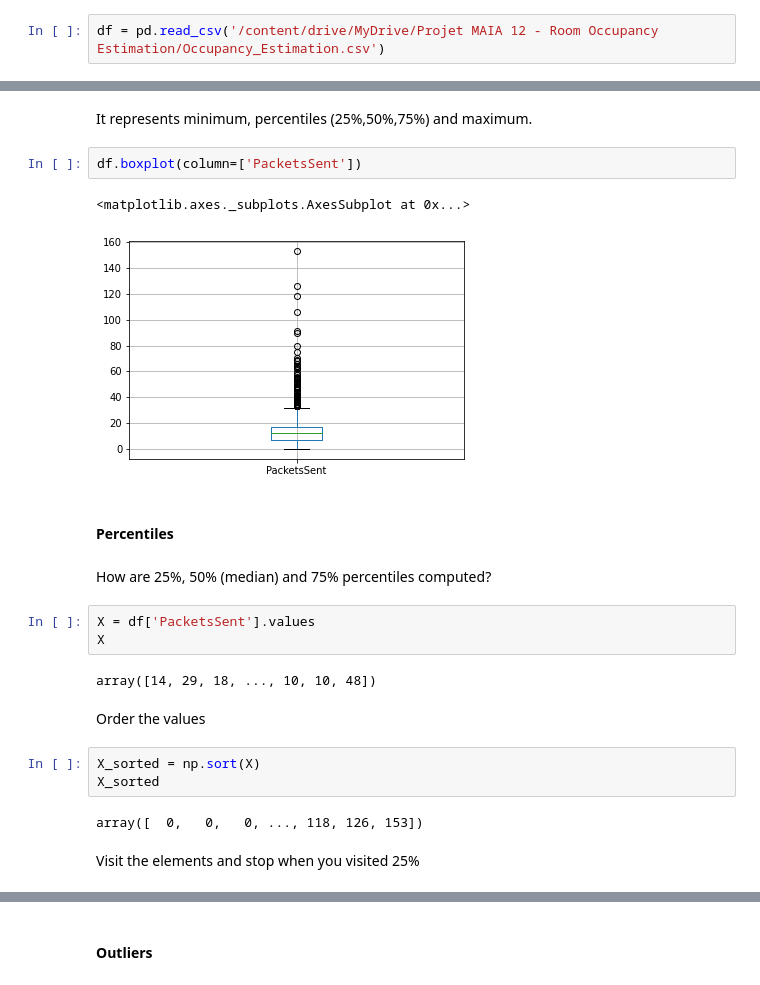
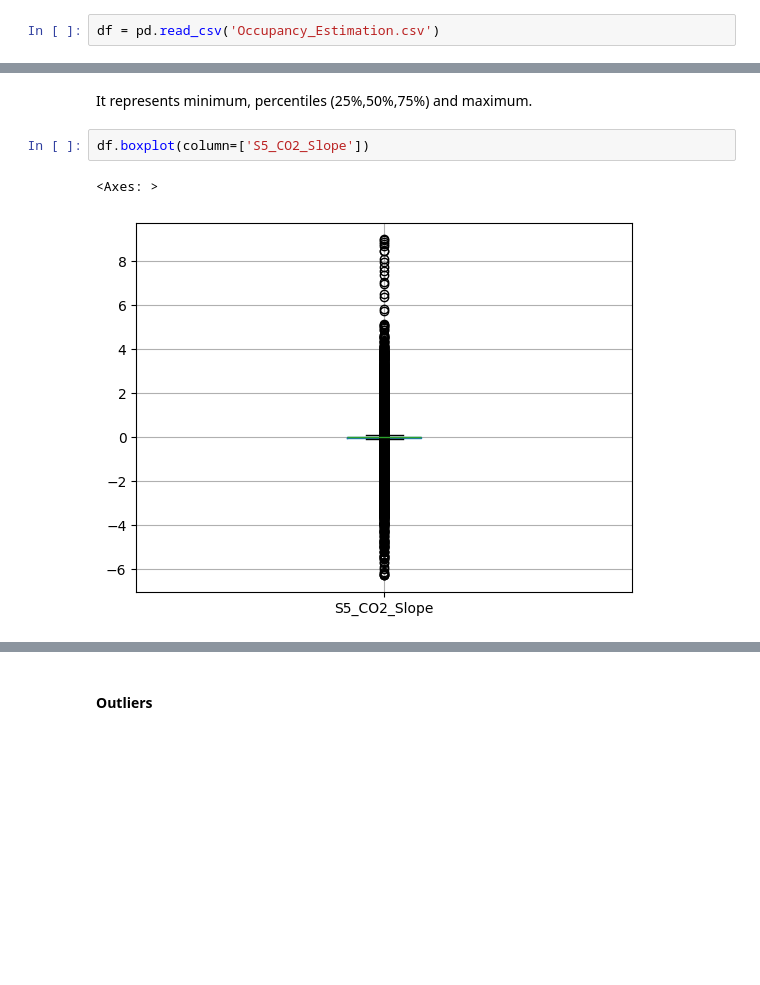
Before and after one commit to Wiame-raki/Room-Occupancy-Estimation, a Jupyter notebook: 01.introduction/a.exploration.ipynb, the cells around one changed output, grey strips where cells are left out. Cells and saved outputs as stored; diff of their text form; blank space fills up the shorter version.

```diff
--- a/01.introduction/a.exploration.ipynb
+++ b/01.introduction/a.exploration.ipynb
@@ -20,7 +20,7 @@ os.chdir('/content/drive/My Drive/Your Folder Name')
 # %% [markdown]
 Load the dataset previously preprocessed. ...
 # %%
-df = pd.read_csv('/content/drive/MyDrive/Projet MAIA 12 - Room Occupancy Estimation/Occupancy_Estimation.csv')
+df = pd.read_csv('Occupancy_Estimation.csv')
 # %%
 df.head(n=11)
 # %% [output]
@@ -139,25 +126,7 @@ Note: Why $m-1$? See [Wikipedia](https://en.wikipedia.org/wiki/Variance#Sample_v
 # %% [markdown]
 It represents minimum, percentiles (25%,50%,75%) and maximum.
 # %%
-df.boxplot(column=['PacketsSent'])
+df.boxplot(column=['S5_CO2_Slope'])
 # %% [output]
-<matplotlib.axes._subplots.AxesSubplot at 0x...>
+<Axes: >
-[figure, old version]
+[figure, new version]
-# %% [markdown]
-#### Percentiles
-# %% [markdown]
-How are 25%, 50% (median) and 75% percentiles computed?
-# %%
-X = df['PacketsSent'].values
-X
-# %% [output]
-array([14, 29, 18, ..., 10, 10, 48])
-# %% [markdown]
-Order the values
-# %%
-X_sorted = np.sort(X)
-X_sorted
-# %% [output]
-array([  0,   0,   0, ..., 118, 126, 153])
-# %% [markdown]
-Visit the elements and stop when you visited 25%
```
Also changed, not shown: parts of 25 cells of this notebook.
